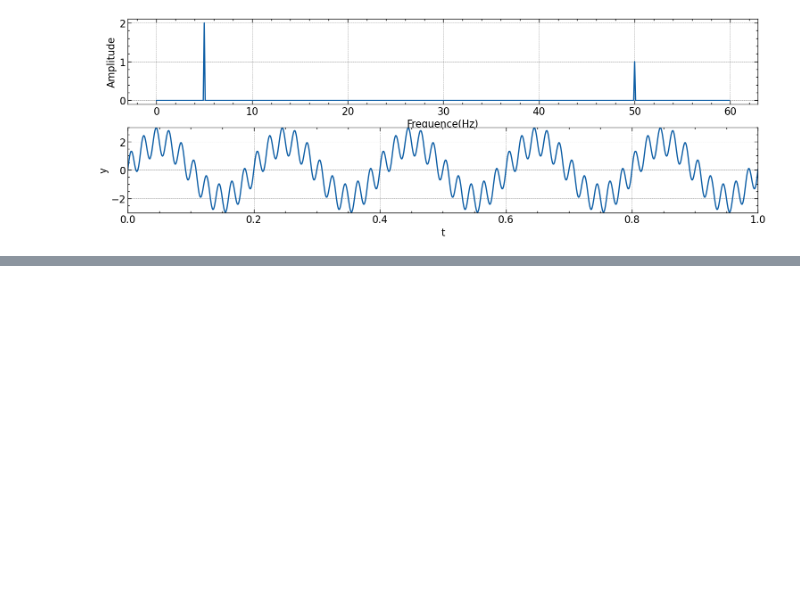
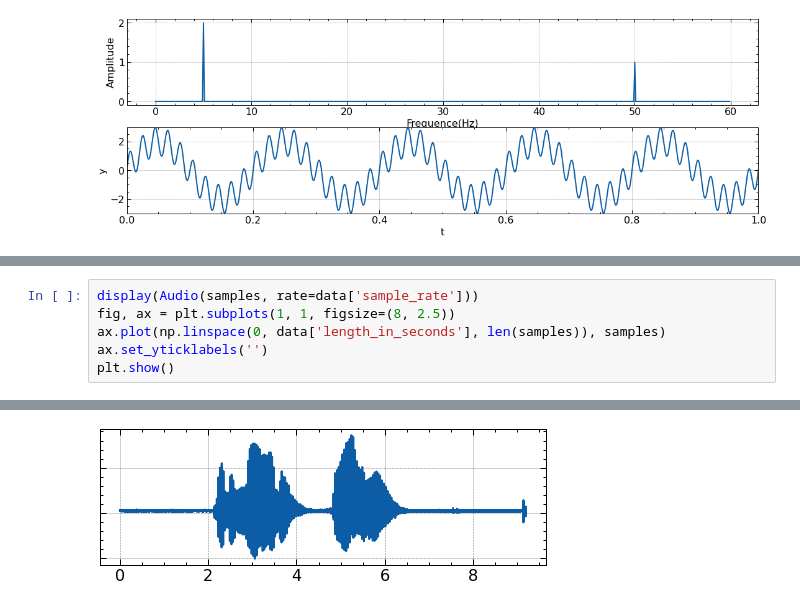
Before and after one commit to DURUII/ML2022, a Jupyter notebook: voiceprint/【A0】声学基础.ipynb, the cells around one changed output, grey strips where cells are left out. Drawn from its saved outputs; the diff is of its cells as text; blank space fills up the shorter version.

```diff
--- a/voiceprint/【A0】声学基础.ipynb
+++ b/voiceprint/【A0】声学基础.ipynb
@@ -225,0 +324,7 @@ plt.show()
+# %%
+display(Audio(samples, rate=data['sample_rate']))
+fig, ax = plt.subplots(1, 1, figsize=(8, 2.5))
+ax.plot(np.linspace(0, data['length_in_seconds'], len(samples)), samples)
+ax.set_yticklabels('')
+plt.show()
+# %% [output]
@@ -225,0 +332 @@ plt.show()
+[figure, added]
```
Also changed, not shown: parts of 29 cells of this notebook, 13 other files.
